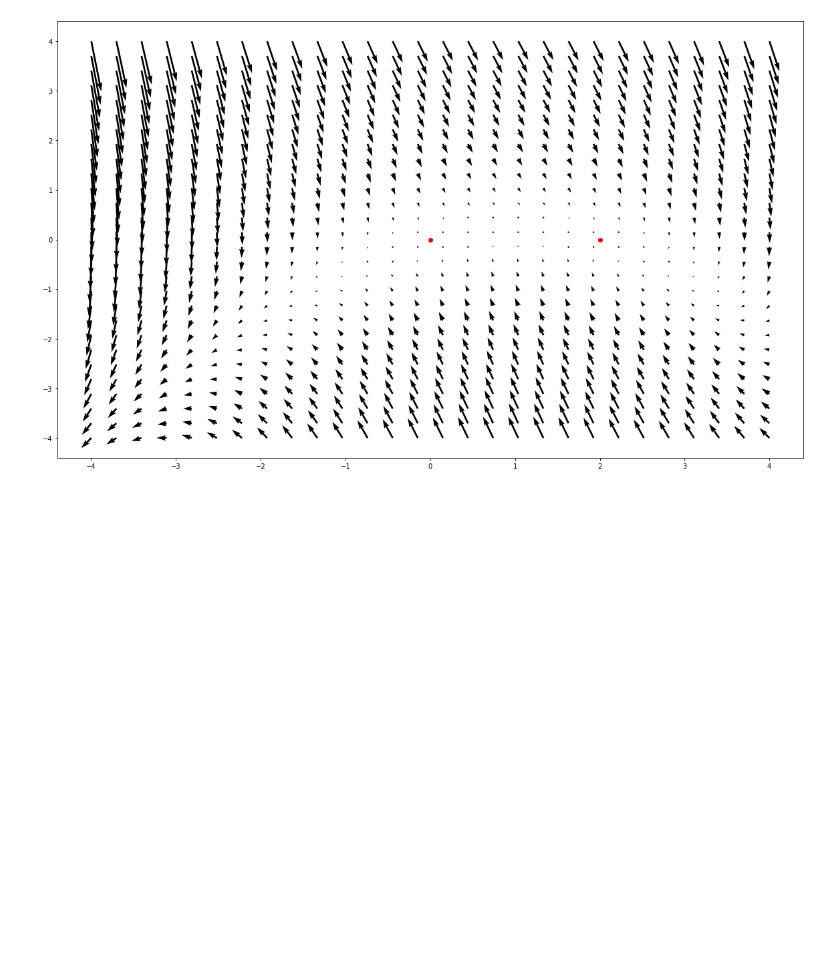
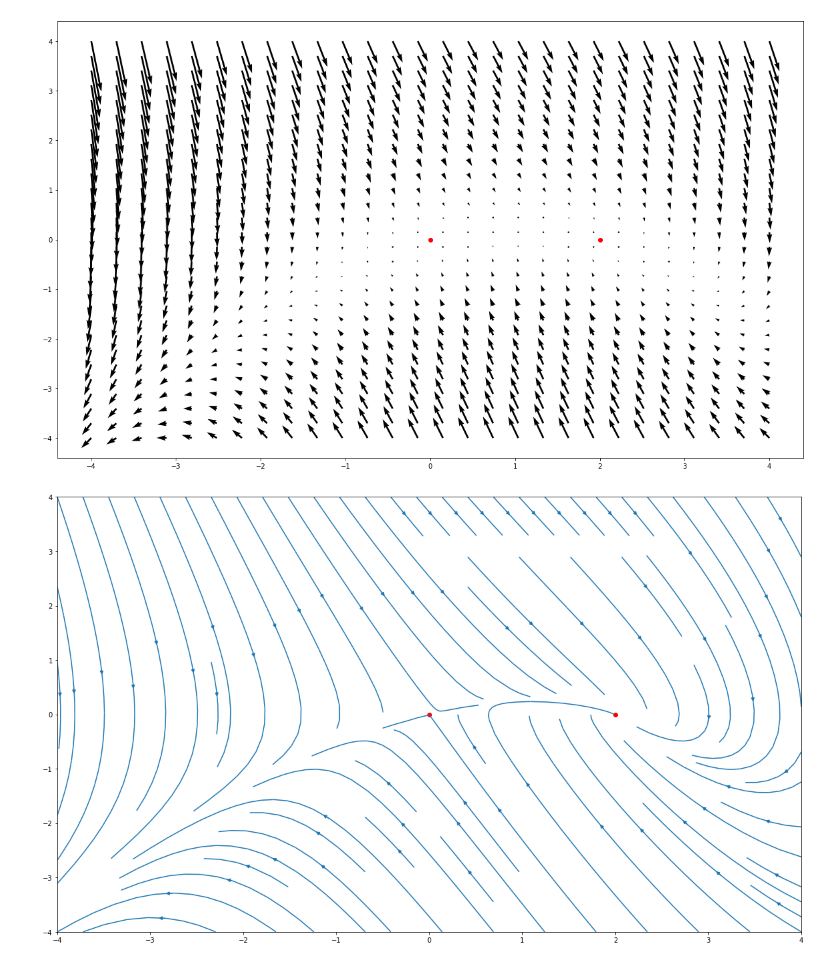
Before and after one commit to batterfly173/Nonlinear_Dynamics, a Jupyter notebook: Lab1.ipynb, the cells around one changed output. Cells and saved outputs as stored; diff of their text form; code cells hidden in the pictures; blank space fills up the shorter version.

```diff
--- a/Lab1.ipynb
+++ b/Lab1.ipynb
@@ -236,3 +221,13 @@ ax.scatter([x1], [x1_1], color="red")
 plt.show()
 # %% [output]
 [figure]
+# %%
+fig, ax = plt.subplots(figsize=(20, 12))
+q = ax.streamplot(X, Y, U, V)
+
+ax.scatter([x0], [x0_1], color="red")
+ax.scatter([x1], [x1_1], color="red")
+
+plt.show()
+# %% [output]
+[figure, added]
```
Also changed, not shown: parts of 4 cells of this notebook.
